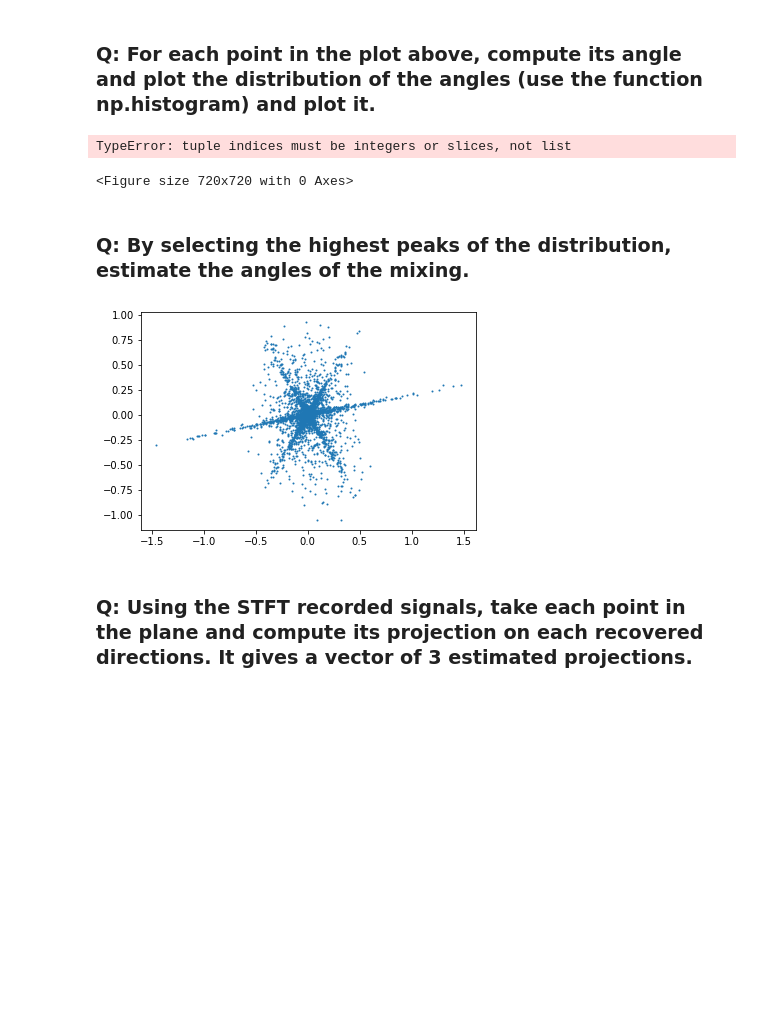
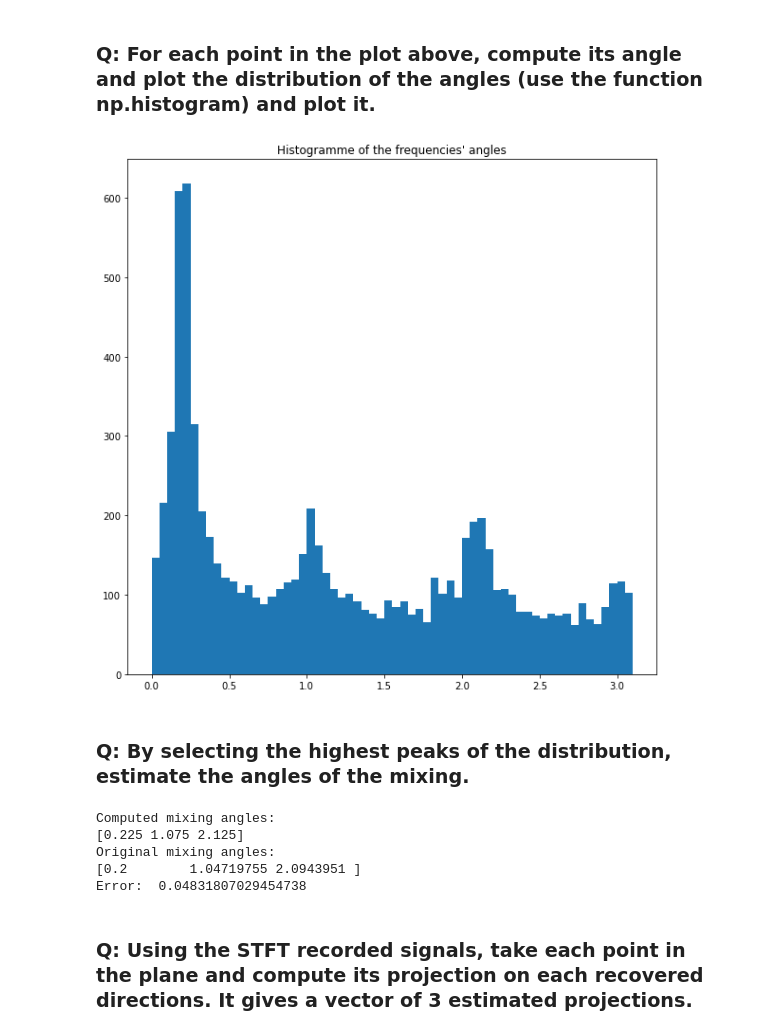
Before and after one commit to piptouque/imac3_td_signalanalysis, a Jupyter notebook: td4/td4.ipynb, the cells around one changed output. Drawn from its saved outputs; the diff is of its cells as text; code cells hidden in the pictures; blank space fills up the shorter version.

```diff
--- a/td4/td4.ipynb
+++ b/td4/td4.ipynb
@@ -144,35 +153,25 @@ plt.show()
 # %% [markdown]
 ### Q: For each point in the plot above, compute its angle and plot the distribution of the angles (use the function np.histogram) and plot it.
-# %%
-angles = np.arctan2(H[:,0], H[:,1])
-
-hist_angles = np.histogram(angles)
-
-plt.figure(figsize = (10,10))
-plt.plot(hist_angles[liste[:nbre_selec]],"o",markersize=2)
-# %% [output]
-TypeError: tuple indices must be integers or slices, not list
-<Figure size 720x720 with 0 Axes>
+# %%
+step = 0.05
+
+angles = np.angle(H[:,0] + 1j*H[:,1])
+
+# as we saw on the graph, there are six peaks.
+# but the symetrical nature of it actually gives us three angles.
+# In short we are not sure what the actual angles are,
+# Since we are trying to triangulate a 2D position with only two values.
+# We'll choose the positive angles, because we know from the above code
+# that the thetas are all in [0, np.pi]
+# That's cheating, but then again, who's going to stop me?
+bins = np.arange(0, np.pi, step)
+hist, bins = np.histogram(angles, bins)
+
+plt.figure(figsize = (10,10))
+plt.hist(angles, bins)
+plt.title("Histogramme of the frequencies' angles")
+plt.show()
+# %% [output]
+[figure, added]
 # %% [markdown]
 ### Q: By selecting the highest peaks of the distribution, estimate the angles of the mixing.
-# %%
-## insert your code here.
-flat_w1 = w1.flatten()
-flat_w2 = w2.flatten()
-s_x = np.real(flat_w1)
-s_y = np.real(flat_w2)
-s = [s_x, s_y]
-
-nbre_selec = 600
-
-liste = [i for i in range(len(s))]
-shuffle(liste)
-
-sampled_indices = liste[:nbre_selec]
-
-sample_s = [s[i] for i in sampled_indices]
-
-plt.plot(sample_s[0], sample_s[1], "o",markersize=1)
-plt.show()
-# %% [output]
-[figure, removed]
@@ -179,2 +222,28 @@ plt.show()
+# %%
+
+n = 3
+# Also note that we tweaked the resolution
+# So that we actually get three different peaks
+# from computing the gradient, at the cost
+# of reduced accuracy.
+
+
+computed_theta = find_peaks(hist, bins, step, n)
+
+err = np.linalg.norm(computed_theta - theta)
+
+print("Computed mixing angles:")
+print(computed_theta)
+
+print("Original mixing angles:")
+print(theta)
+
+print("Error: ", err)
+# %% [output]
+Computed mixing angles:
+[0.225 1.075 2.125]
+Original mixing angles:
+[0.2        1.04719755 2.0943951 ]
+Error:  0.04831807029454738
 # %% [markdown]
 ### Q: Using the STFT recorded signals, take each point in the plane and compute its projection on each recovered directions. It gives a vector of 3 estimated projections.
```
Also changed, not shown: parts of 22 cells of this notebook, 1 other file.
